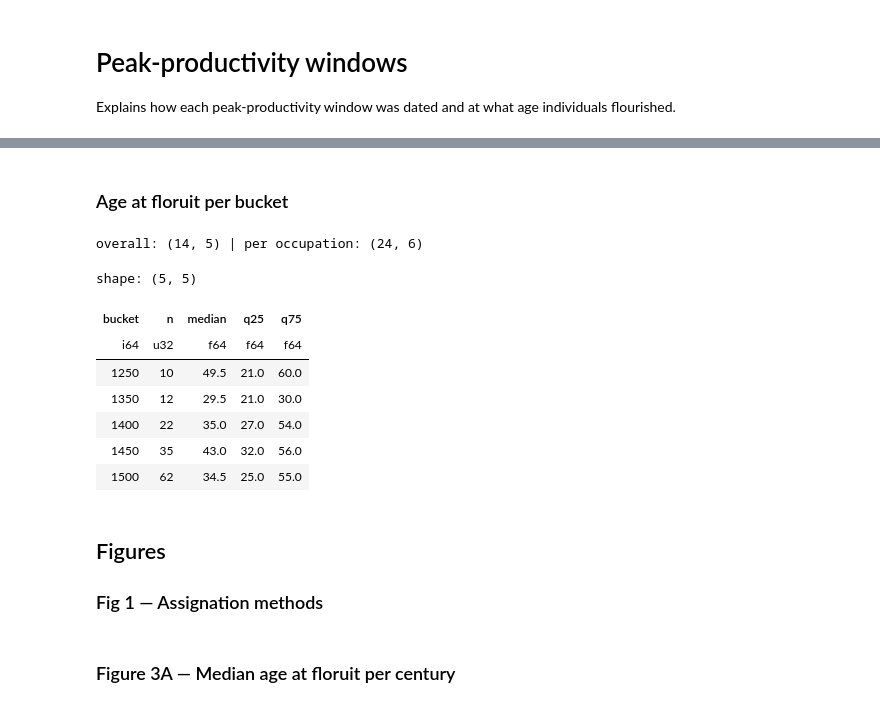
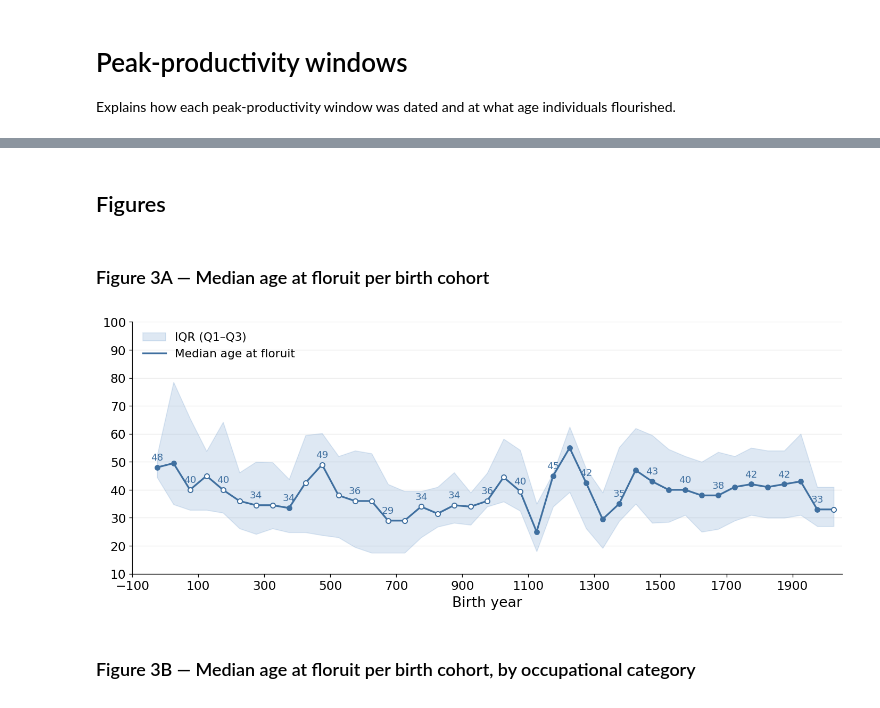
Before and after one commit to charlesdedampierre/cultura_database, a Jupyter notebook: notebooks/06_peak_productivity_windows.ipynb, the cells around one changed output, grey strips where cells are left out. Cells and saved outputs as stored; diff of their text form; code cells hidden in the pictures.

```diff
--- a/notebooks/06_peak_productivity_windows.ipynb
+++ b/notebooks/06_peak_productivity_windows.ipynb
@@ -122,37 +59,42 @@ shape: (4, 2)
+# %% [markdown]
+## Figures
+# %%
+def cohorts(occupation):
+    rows = floruit_stats.filter(pl.col('cv_occupation') == occupation).sort('birth_bin')
+    first = rows.filter(pl.col('observed'))['birth_bin'].min()
+    return rows.head(0) if first is None else rows.filter(pl.col('birth_bin') >= first)
+
+
+def plot_window(ax, rows, band_color, line_color, label=True):
+    x = rows['birth_bin'].to_numpy() + BIN_WIDTH / 2
+    median = rows['median'].to_numpy()
+    observed = rows['observed'].to_numpy()
+    ax.fill_between(x, rows['low'], rows['high'], color=band_color, alpha=BAND_ALPHA, label='IQR (Q1–Q3)' if label else None)
+    ax.plot(x, median, color=line_color, label='Median age at floruit' if label else None)
+    ax.scatter(x[observed], median[observed], s=30, color=line_color, zorder=3)
+    ax.scatter(x[~observed], median[~observed], s=30, facecolor=BACKGROUND_COLOR, edgecolor=line_color, lw=1.2, zorder=3)
+    return x, median
 # %% [markdown]
-### Age at floruit per bucket
+### Figure 3A — Median age at floruit per birth cohort
-# %%
-MIN_BIN_N = 10
-
-def age_per_bucket(df, by=()):
-    return (
-        df.filter(pl.col('floruit_year') < LAST_COMPLETE_BIN + BIN_WIDTH)
-        .with_columns((pl.col('floruit_year') // BIN_WIDTH * BIN_WIDTH).alias('bucket'))
-        .group_by(*by, 'bucket')
-        .agg(pl.len().alias('n'),
-             pl.col('age_at_floruit').median().alias('median'),
-             pl.col('age_at_floruit').quantile(0.25).alias('q25'),
-             pl.col('age_at_floruit').quantile(0.75).alias('q75'))
-        .filter(pl.col('n') >= MIN_BIN_N)
-        .sort(*by, 'bucket')
-    )
-
-age_per_century = age_per_bucket(age_at_floruit)
-age_per_bin_by_occupation = age_per_bucket(age_at_floruit_by_occupation, by=('level1_main_occ',))
-print('overall:', age_per_century.shape, '| per occupation:', age_per_bin_by_occupation.shape)
-age_per_century.head()
-# %% [output]
-overall: (14, 5) | per occupation: (24, 6)
-shape: (5, 5)
-| bucket | n | median | q25 | q75 |
-| i64 | u32 | f64 | f64 | f64 |
-| 1250 | 10 | 49.5 | 21.0 | 60.0 |
-| 1350 | 12 | 29.5 | 21.0 | 30.0 |
-| 1400 | 22 | 35.0 | 27.0 | 54.0 |
-| 1450 | 35 | 43.0 | 32.0 | 56.0 |
-| 1500 | 62 | 34.5 | 25.0 | 55.0 |
-# %% [markdown]
-## Figures
-### Fig 1 — Assignation methods
+# %%
+rows = cohorts('All')
+
+fig, ax = plt.subplots()
+xs, median = plot_window(ax, rows, MAIN_COLOR, MAIN_LINE_COLOR)
+for i, (x, m) in enumerate(zip(xs, median)):
+    if i % 2 == 0:
+        ax.annotate(f'{m:.0f}', (x, m), xytext=(0, 8), textcoords='offset points',
+                    ha='center', fontsize=POINT_LABEL_FONTSIZE, color=MAIN_LINE_COLOR)
+first = int(rows['birth_bin'].min() // 100 * 100)
+ax.set_xticks(range(first, LAST_BIN + BIN_WIDTH + 1, 200))
+ax.set_xlim(first, LAST_BIN + BIN_WIDTH)
+ax.set_ylim(AGE_MIN, AGE_MAX)
+ax.set_xlabel('Birth year')
+ax.grid(axis='y')
+ax.legend(loc='upper left')
+plt.tight_layout()
+plt.show()
+# %% [output]
+[figure, added]
 # %% [markdown]
-### Figure 3A — Median age at floruit per century
+### Figure 3B — Median age at floruit per birth cohort, by occupational category
```
Also changed, not shown: parts of 16 cells of this notebook, 1 other file.
